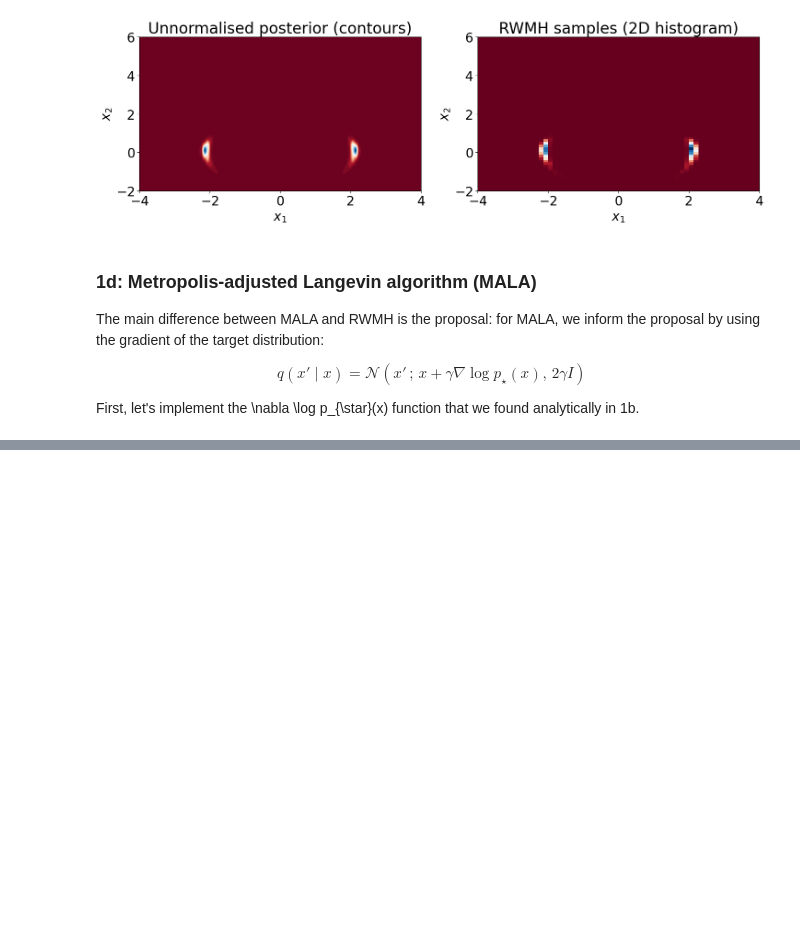
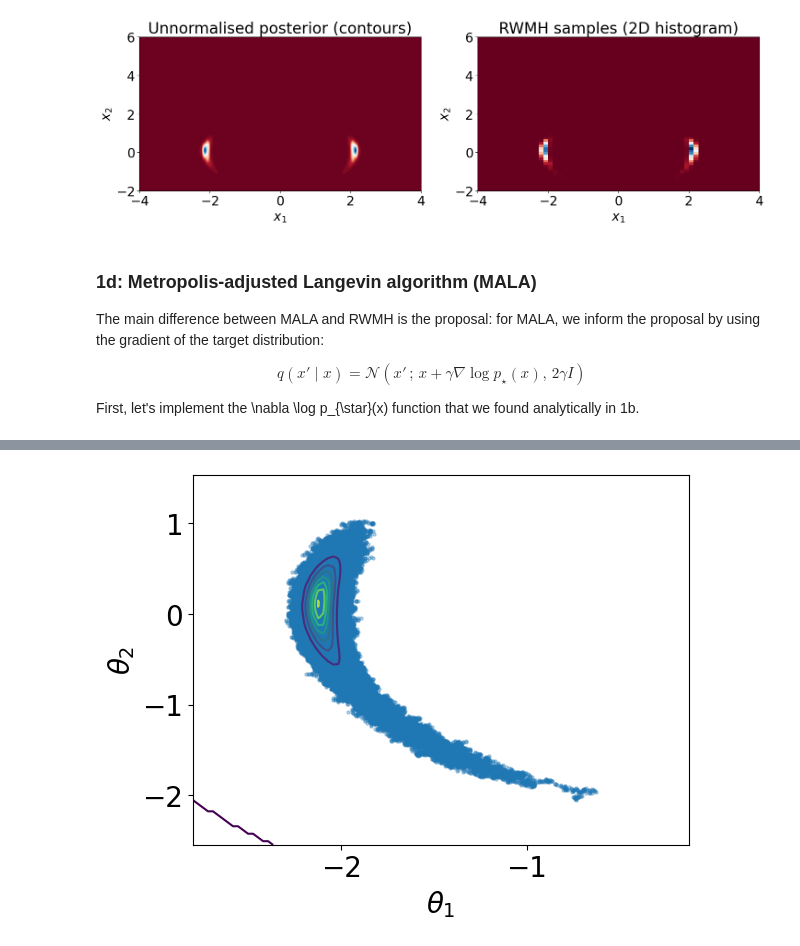
Before and after one commit to alisaklymchuk/stochastic_simulation_math60047, a Jupyter notebook: coursework.ipynb, the cells around one changed output, grey strips where cells are left out. Cells and saved outputs as stored; diff of their text form; code cells hidden in the pictures; blank space fills up the shorter version.

```diff
--- a/coursework.ipynb
+++ b/coursework.ipynb
@@ -486,0 +499,4 @@ mala_mc, acc = mala()
+# %%
+samples_cloud(mala_mc)
+# %% [output]
+[figure, added]
```
Also changed, not shown: parts of 4 cells of this notebook.
